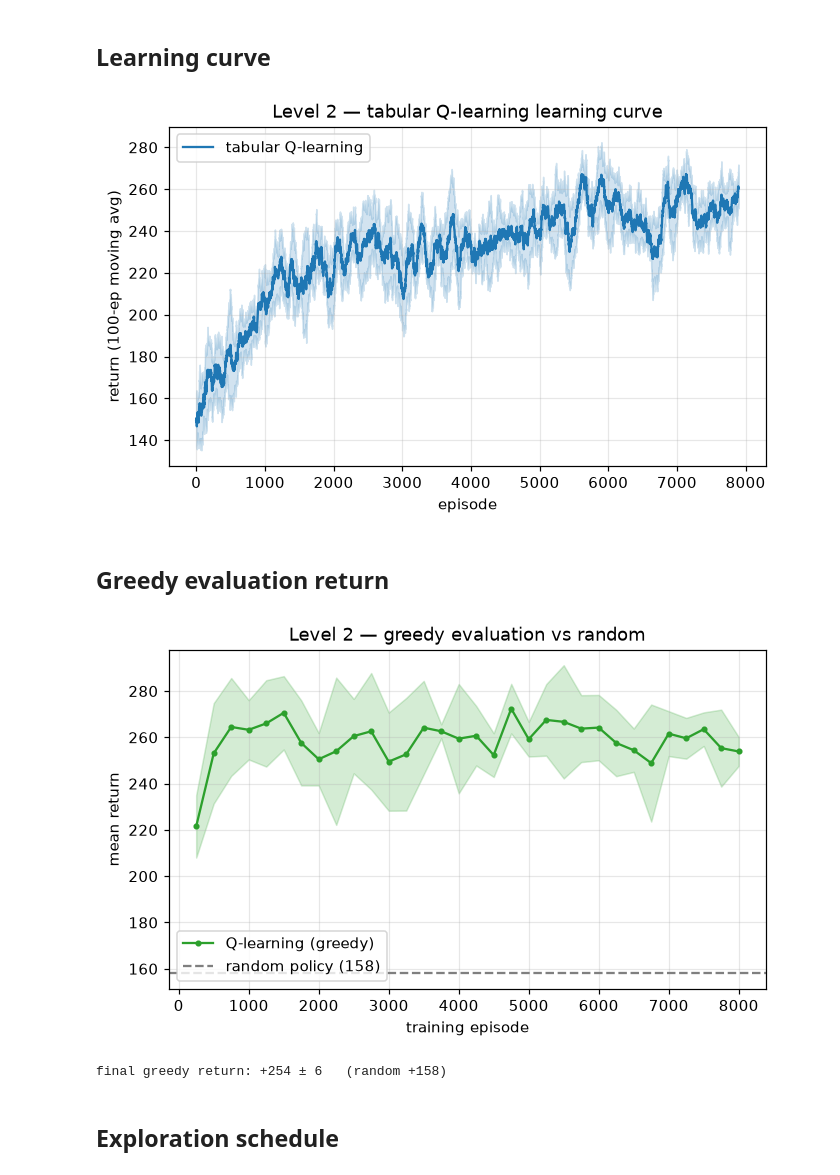
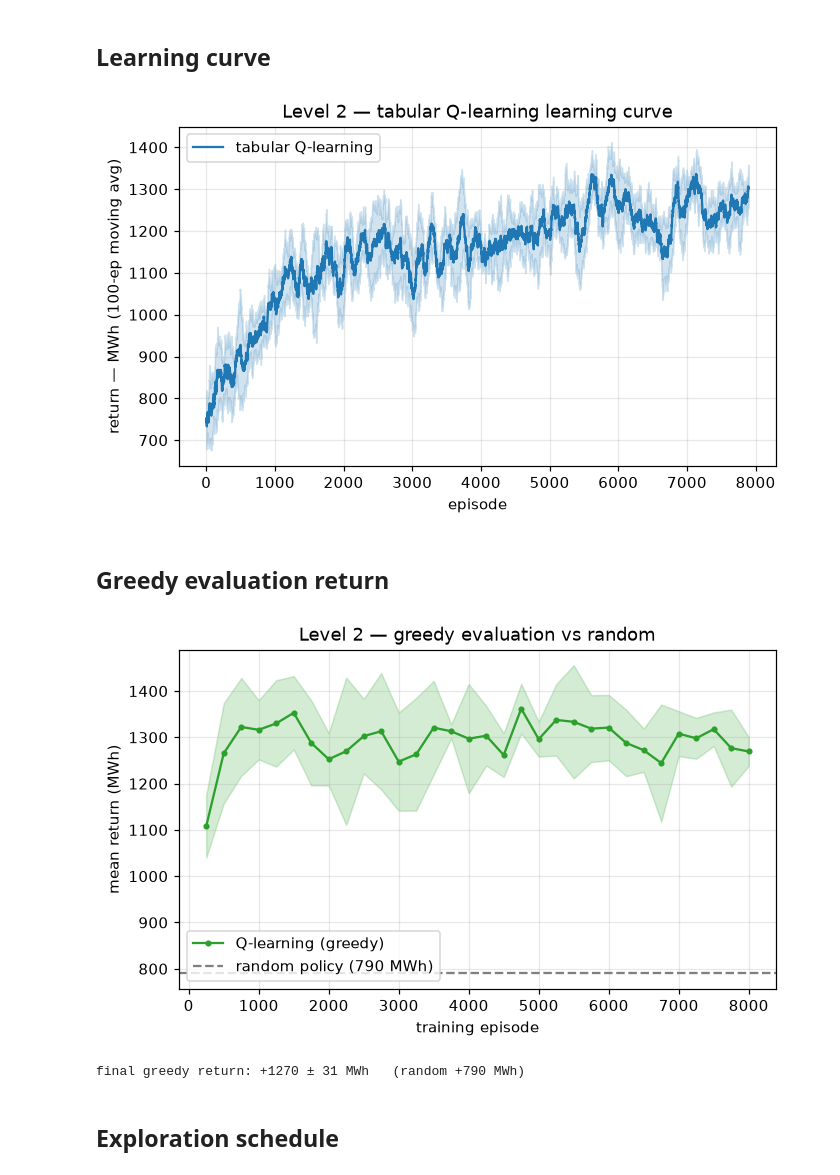
Before and after one commit to bercaakbayir/unimi-dse-rl-assignment, a Jupyter notebook: notebooks/level-2.ipynb, the cells around one changed output. Drawn from its saved outputs; the diff is of its cells as text; code cells hidden in the pictures.

Commit message:
changed electricity unit as mw!

```diff
--- a/notebooks/level-2.ipynb
+++ b/notebooks/level-2.ipynb
@@ -55,6 +58,10 @@ from energy_thief.agents import QLearningAgent
 
 rng = np.random.default_rng(0)
 plt.rcParams["figure.dpi"] = 110
+
+# Display scale: 1 abstract energy unit = 5 megawatts (substation-feeder scale).
+# Purely for labels — the environment's dynamics use the raw integer units.
+MW = 5
 # %%
 env = GridThiefEnvL2(seed=1)
 print(f"states: {env.n_states}   actions: {env.n_actions}")
@@ -117,12 +124,12 @@ axS.text(5.0, 0.15, "S2 monitored more closely (x1.3); each tap heats that edge;
 axK.imshow(env.slack.T, cmap="Greens", aspect="auto", vmin=0, vmax=max(1, env.slack.max()))
 for i in range(n):
     for ph in range(env.n_phase):
-        axK.text(ph, i, str(env.slack[ph, i]), ha="center", va="center", fontsize=8.5,
+        axK.text(ph, i, str(env.slack[ph, i]*MW), ha="center", va="center", fontsize=8.5,
                  color="white" if env.slack[ph, i] > env.slack.max()*0.6 else "black")
 axK.set_xticks(range(env.n_phase)); axK.set_xticklabels([f"P{p}" for p in range(env.n_phase)])
 axK.set_yticks(range(n))
 axK.set_yticklabels([f"{env.consumers[i]}·{env.substations[env.substation_of[i]]}" for i in range(n)])
-axK.set_xlabel("demand phase"); axK.set_title("divertible slack (waste)", fontsize=10)
+axK.set_xlabel("demand phase"); axK.set_title("divertible slack (MW)", fontsize=10)
 
 # Panel 3: suspicion inflates overdraw risk (sigma x phase) for an S1 edge
 sus_risk = np.array([[min(1.0, env.sens[ph] * (env.base_divert + env.shortfall_weight * env.overdraw_extra)
@@ -210,18 +217,18 @@ training done: (5, 8000)
 # %%
 def moving_average(x, w=100):
     return np.convolve(x, np.ones(w) / w, mode="valid")
 
 smoothed = np.array([moving_average(c) for c in curves])
 mean, std = smoothed.mean(0), smoothed.std(0)
 x = np.arange(smoothed.shape[1])
 fig, ax = plt.subplots(figsize=(7, 4))
-ax.plot(x, mean, color="C0", label="tabular Q-learning")
-ax.fill_between(x, mean - std, mean + std, color="C0", alpha=0.2)
-ax.set_xlabel("episode"); ax.set_ylabel("return (100-ep moving avg)")
+ax.plot(x, mean * MW, color="C0", label="tabular Q-learning")
+ax.fill_between(x, (mean - std) * MW, (mean + std) * MW, color="C0", alpha=0.2)
+ax.set_xlabel("episode"); ax.set_ylabel("return — MWh (100-ep moving avg)")
 ax.set_title("Level 2 — tabular Q-learning learning curve")
 ax.legend(); ax.grid(alpha=0.3); plt.show()
 # %% [output]
-[figure, old version]
+[figure, new version]
 # %% [markdown]
 ## Greedy evaluation return
 # %%
@@ -239,16 +246,16 @@ def random_return(env, n=1000):
 rand_m, rand_s = random_return(GridThiefEnvL2(seed=1))
 
 fig, ax = plt.subplots(figsize=(7, 4))
-ax.plot(eval_x, ev_mean, color="C2", marker="o", ms=3, label="Q-learning (greedy)")
-ax.fill_between(eval_x, ev_mean - ev_std, ev_mean + ev_std, color="C2", alpha=0.2)
-ax.axhline(rand_m, ls="--", color="C7", label=f"random policy ({rand_m:.0f})")
-ax.set_xlabel("training episode"); ax.set_ylabel("mean return")
+ax.plot(eval_x, ev_mean * MW, color="C2", marker="o", ms=3, label="Q-learning (greedy)")
+ax.fill_between(eval_x, (ev_mean - ev_std) * MW, (ev_mean + ev_std) * MW, color="C2", alpha=0.2)
+ax.axhline(rand_m * MW, ls="--", color="C7", label=f"random policy ({rand_m*MW:.0f} MWh)")
+ax.set_xlabel("training episode"); ax.set_ylabel("mean return (MWh)")
 ax.set_title("Level 2 — greedy evaluation vs random")
 ax.legend(); ax.grid(alpha=0.3); plt.show()
-print(f"final greedy return: {ev_mean[-1]:+.0f} ± {ev_std[-1]:.0f}   (random {rand_m:+.0f})")
+print(f"final greedy return: {ev_mean[-1]*MW:+.0f} ± {ev_std[-1]*MW:.0f} MWh   (random {rand_m*MW:+.0f} MWh)")
 # %% [output]
-[figure, old version]
+[figure, new version]
-final greedy return: +254 ± 6   (random +158)
+final greedy return: +1270 ± 31 MWh   (random +790 MWh)
 # %% [markdown]
 ## Exploration schedule
 # %%
```
Also changed, not shown: parts of 4 cells of this notebook, 1 other file.
